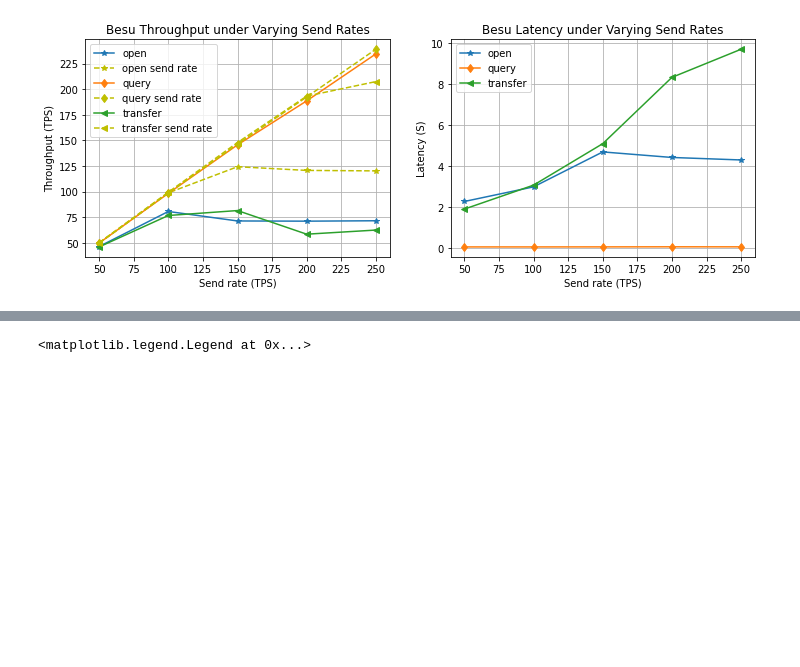
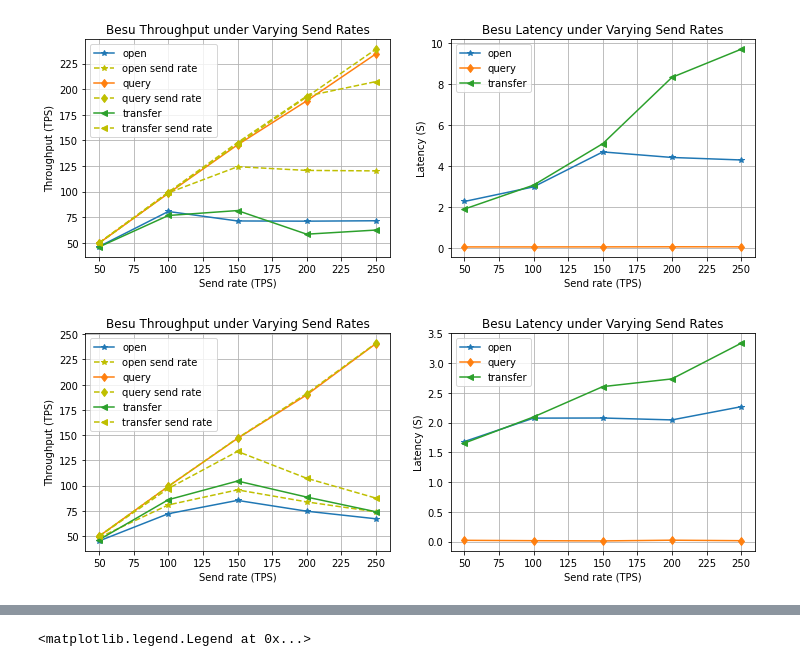
Before and after one commit to CaixiangFan/besu-benchmark, a Jupyter notebook: src/data_process.ipynb, the cells around one changed output, grey strips where cells are left out. Saved outputs shown, nothing was run; the diff lists cells and outputs as text; code cells hidden in the pictures; blank space fills up the shorter version.

```diff
--- a/src/data_process.ipynb
+++ b/src/data_process.ipynb
@@ -174,3 +174,11 @@ df_res = get_res_df(path_reports_4nodes, sendrates)
 plot_with_real_sendrate(df_res)
 # %% [output]
 [figure]
+# %%
+# 8u8gram (Cybera)
+path_reports_4nodes = '../caliper-benchmarks/reports/20211214-094805-8c8gb'
+sendrates = np.arange(50, 300, 50)
+df_res = get_res_df(path_reports_4nodes, sendrates)
+plot_with_real_sendrate(df_res)
+# %% [output]
+[figure, added]
```
Also changed, not shown: parts of 20 cells of this notebook, 2 other files.
